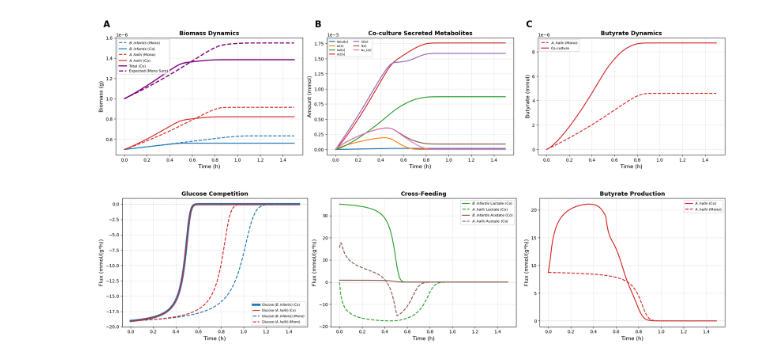
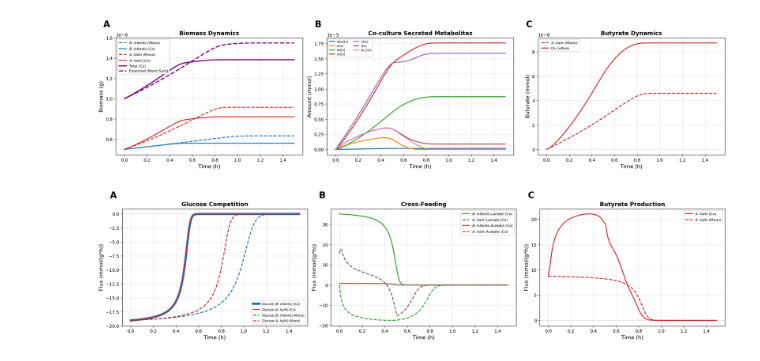
Before and after one commit to m-3-lab/SpatialFBAExample, a Jupyter notebook: Paper Code/3_2_2_CoCulture.ipynb, the cells around one changed output. Cells and saved outputs as stored; diff of their text form; code cells hidden in the pictures.

Commit message:
Update 3_2_3
Updates to 3_2_3 butyrate analysis (lactate sweep). Updates to figure and code.

```diff
--- a/Paper Code/3_2_2_CoCulture.ipynb
+++ b/Paper Code/3_2_2_CoCulture.ipynb
@@ -433,31 +433,42 @@ ax.grid(True, alpha=0.3)
 #Lactate flux
 ax = axes[1]
 ax.plot(t_BI_co, flux_BI_co['EX_lac_L(e)'].values, color=C_LAC, ls=LS_CO, lw=2, label=r'$\it{B. infantis}$ Lactate (Co)')
 ax.plot(t_AH_co,   flux_AH_co['EX_lac_L(e)'].values,   color=C_LAC, ls=LS_MONO,   lw=2, label=r'$\it{A. hallii}$ Lactate (Co)')
 
 ax.plot(t_BI_co, flux_BI_co['EX_ac(e)'].values, color=C_AC, ls=LS_CO, lw=2, label=r'$\it{B. infantis}$ Acetate (Co)')
 ax.plot(t_AH_co,   flux_AH_co['EX_ac(e)'].values,   color=C_AC, ls=LS_MONO,   lw=2, label=r'$\it{A. hallii}$ Acetate (Co)')
 
 ax.axhline(y=0, color='gray', ls=':', lw=0.8, alpha=0.5)
 ax.set_xlabel('Time (h)', fontsize=12)
 ax.set_ylabel('Flux (mmol/(g*h))', fontsize=12)
 ax.set_title('Cross-Feeding', fontsize=13, fontweight='bold')
 ax.legend(fontsize=8)
 ax.grid(True, alpha=0.3)
 
 #  Butyrate flux
 ax = axes[2]
 ax.plot(t_AH_co,   flux_AH_co['EX_but(e)'].values,   color=C_AH, ls=LS_CO,   lw=2, label=r'$\it{A. hallii}$ (Co)')
 ax.plot(t_AH_mono, flux_AH_mono['EX_but(e)'].values, color=C_AH, ls=LS_MONO, lw=2, label=r'$\it{A. hallii}$ (Mono)')
 ax.axhline(y=0, color='gray', ls=':', lw=0.8, alpha=0.5)
 ax.set_xlabel('Time (h)', fontsize=12)
 ax.set_ylabel('Flux (mmol/(g*h))', fontsize=12)
 ax.set_title('Butyrate Production', fontsize=13, fontweight='bold')
 ax.legend(fontsize=8)
 ax.grid(True, alpha=0.3)
 
+labels = ['A', 'B', 'C']
+for ax, label in zip(axes.flat, labels):
+    # label in top-left, outside plot
+    ax.text(
+        -0.03, 1.15, label,
+        transform=ax.transAxes,
+        fontsize=20,
+        fontweight='bold',
+        va='top',
+        ha='right')
+
 plt.tight_layout()
 plt.savefig('coculture_fluxes.png', dpi=300, bbox_inches='tight')
 plt.show()
 # %% [output]
-[figure, old version]
+[figure, new version]
```
Also changed, not shown: 2 other files.
